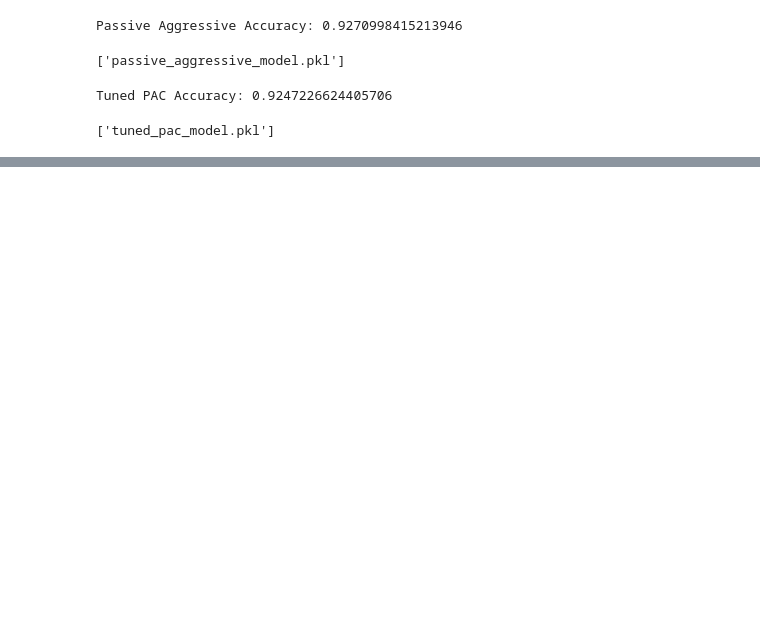
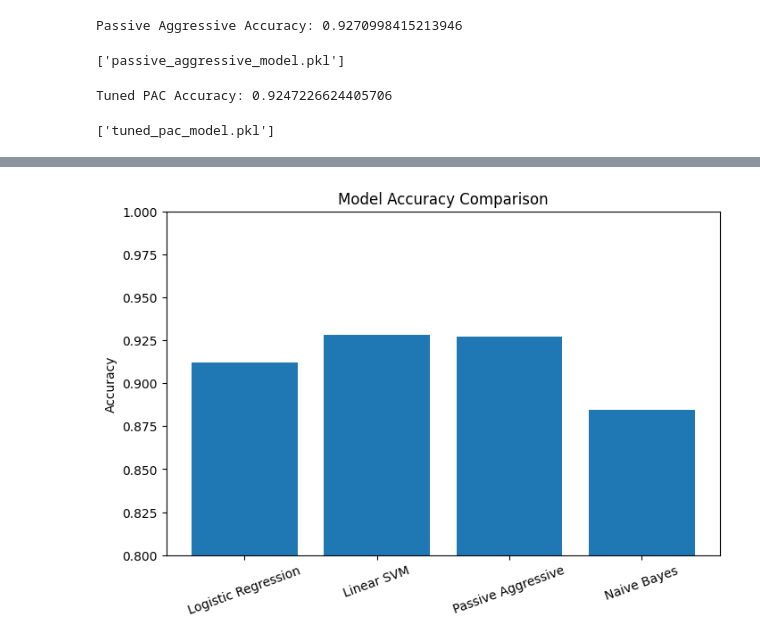
Before and after one commit to Nandni-bit/AI-Fake-News-Detector, a Jupyter notebook: fakedetectionmodel1.ipynb, the cells around one changed output, grey strips where cells are left out. Cells and saved outputs as stored; diff of their text form; code cells hidden in the pictures; blank space fills up the shorter version.

```diff
--- a/fakedetectionmodel1.ipynb
+++ b/fakedetectionmodel1.ipynb
@@ -528,0 +582,5 @@ Tuned PAC Accuracy: 0.9247226624405706
+# %%
+from sklearn.naive_bayes import MultinomialNB
+
+nb_model = MultinomialNB()
+nb_model.fit(X_train, y_train)
@@ -528,0 +626,33 @@ Tuned PAC Accuracy: 0.9247226624405706
+# %%
+import matplotlib.pyplot as plt
+from sklearn.metrics import accuracy_score
+
+
+log_acc = accuracy_score(y_test, model.predict(X_test))
+svm_acc = accuracy_score(y_test, svm.predict(X_test))
+pac_acc = accuracy_score(y_test, pac.predict(X_test))
+nb_acc = accuracy_score(y_test, nb_model.predict(X_test))
+
+
+models = [
+    "Logistic Regression",
+    "Linear SVM",
+    "Passive Aggressive",
+    "Naive Bayes"
+]
+
+
+accuracy = [log_acc, svm_acc, pac_acc, nb_acc]
+
+
+plt.figure(figsize=(8,5))
+plt.bar(models, accuracy)
+
+plt.title("Model Accuracy Comparison")
+plt.ylabel("Accuracy")
+plt.ylim(0.80, 1.0)
+
+plt.xticks(rotation=20)
+plt.show()
+# %% [output]
+[figure, added]
```
Also changed, not shown: parts of 16 cells of this notebook.
